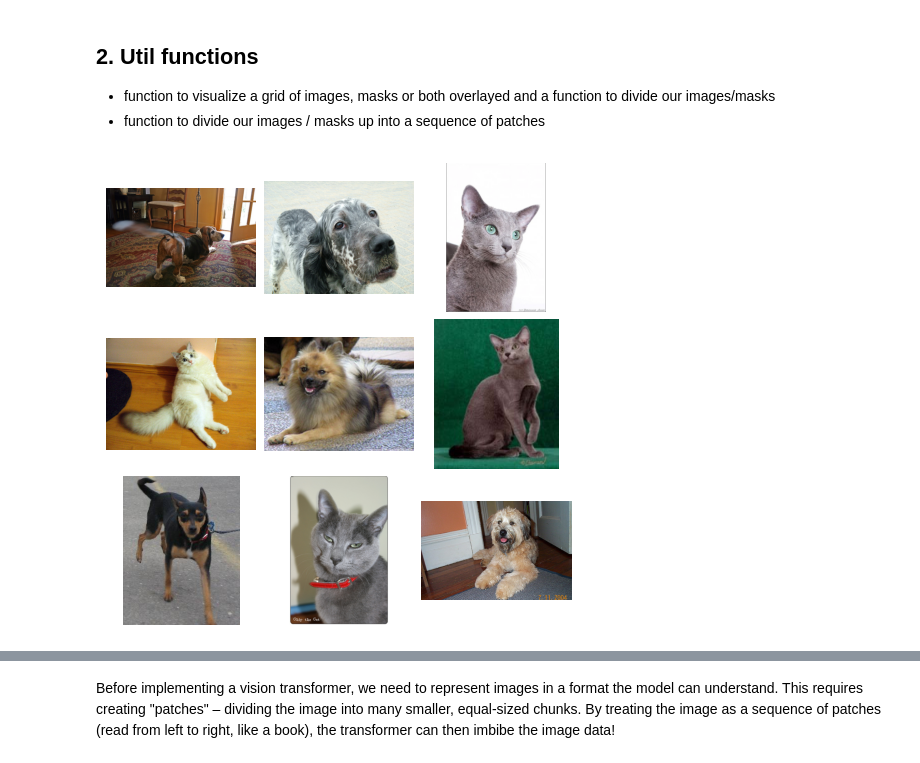
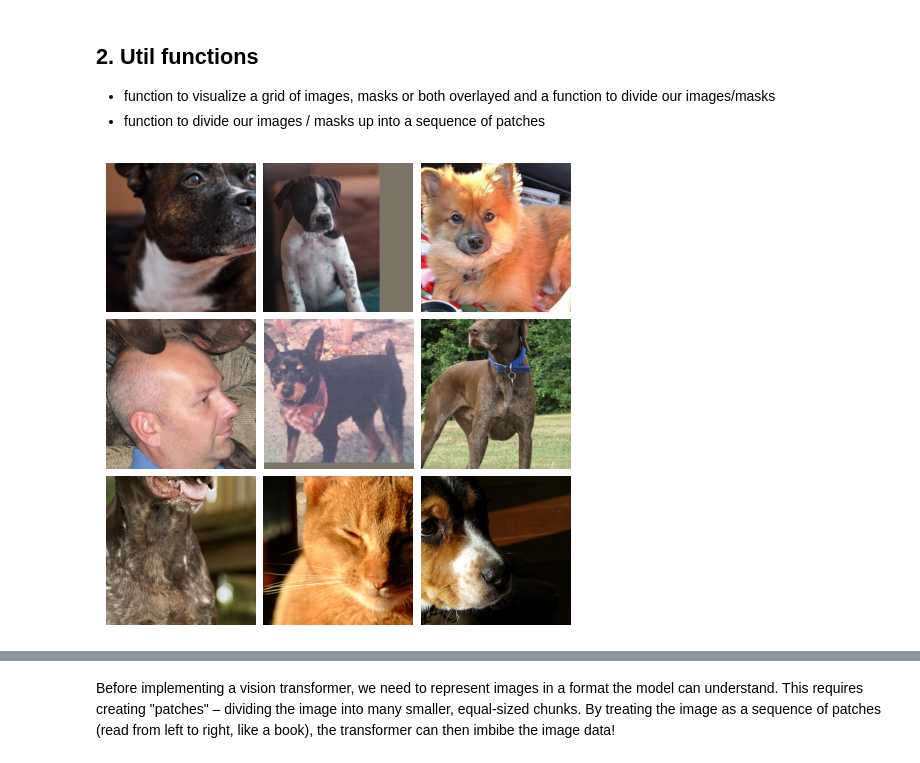
Before and after one commit to BjarniHaukur/minimal-ml, a Jupyter notebook: vision_transformer.ipynb, the cells around one changed output, grey strips where cells are left out. Cells and saved outputs as stored; diff of their text form; code cells hidden in the pictures.

```diff
--- a/vision_transformer.ipynb
+++ b/vision_transformer.ipynb
@@ -58,3 +66,35 @@ train_ds, val_ds = random_split(ds, [0.8, 0.2])
+# %%
+class CropDataset(torch.utils.data.Dataset):
+    def __init__(self, ds):
+        self.ds = ds
+        self.crop_size_h = PATCH_H * NUM_PATCHES_H
+        self.crop_size_w = PATCH_W * NUM_PATCHES_W
+
+    def __getitem__(self, idx):
+        img, target = self.ds[idx]
+        _, h, w = img.shape  # original dimensions
+
+        # Pad images that are smaller than the crop size
+        pad_h = max(0, self.crop_size_h - h)
+        pad_w = max(0, self.crop_size_w - w)
+        padding = (0, pad_w, 0, pad_h)  # left, right, top, bottom
+        img = F.pad(img, padding, mode='constant', value=0)  # pad with zero valued pixels
+        target = F.pad(target, padding, mode='constant', value=0)  # 0 is the padding class
+
+        _, h, w = img.shape  # new dimensions after padding
+
+        i = random.randint(0, h - self.crop_size_h)
+        j = random.randint(0, w - self.crop_size_w)
+
+        img = img[:, i:i+self.crop_size_h, j:j+self.crop_size_w]
+        target = target[:, i:i+self.crop_size_h, j:j+self.crop_size_w]
+
+        return img, target
+
+    def __len__(self): return len(self.ds)  # same length as the original dataset
+
+ds = CropDataset(ds)
+train_ds, val_ds = random_split(ds, [0.8, 0.2], generator=TORCH_GEN)
 # %%
 train_ds[0][0].shape, train_ds[0][1].shape
 # %% [output]
@@ -68,36 +108,36 @@ train_ds[0][0].shape, train_ds[0][1].shape
 from matplotlib.colors import ListedColormap
 
 
 def plot_imgs(imgs=None, masks=None, figsize=(12, 12), alpha=0.4):
     num_imgs = len(imgs or masks)
     nrows = int(math.ceil(math.sqrt(num_imgs)))
     ncols = int(math.ceil(num_imgs / nrows))
     fig, axes = plt.subplots(nrows, ncols, figsize=figsize)
     axes = axes.flatten() if num_imgs > 1 else [axes]
 
     # Define segmentation colormap
-    seg_colors = ['black', '#ff7f0e', '#1f77b4', '#ffdd00']
+    seg_colors = ['black', 'orange', 'green', 'purple']
     seg_cmap = ListedColormap(seg_colors)
 
     for i, ax in enumerate(axes):
         if imgs is not None:
-            img = imgs[i] * torch.tensor(std).view(3, 1, 1) + torch.tensor(mean).view(3, 1, 1)  # unnormalize
+            img = imgs[i] * torch.tensor(STD).view(3, 1, 1) + torch.tensor(MEAN).view(3, 1, 1)  # unnormalize
             ax.imshow(img.permute(1, 2, 0).numpy())
 
         if masks is not None:
             mask = masks[i].squeeze().numpy()  # Remove channel dimension if present
             ax.imshow(mask, cmap=seg_cmap, alpha=alpha, vmin=0, vmax=3)
 
         ax.axis('off')
 
     plt.subplots_adjust(wspace=0.05, hspace=0.05)
     plt.show()
 
 
 imgs, masks = map(list, zip(*[train_ds[i] for i in random.sample(range(len(train_ds)), 9)]))
 plot_imgs(imgs, figsize=(6, 6))
 # %% [output]
-[figure, old version]
+[figure, new version]
 # %%
 plot_imgs(imgs=imgs, masks=masks, figsize=(6, 6))
 # %% [output]
```
Also changed, not shown: parts of 21 cells of this notebook.
